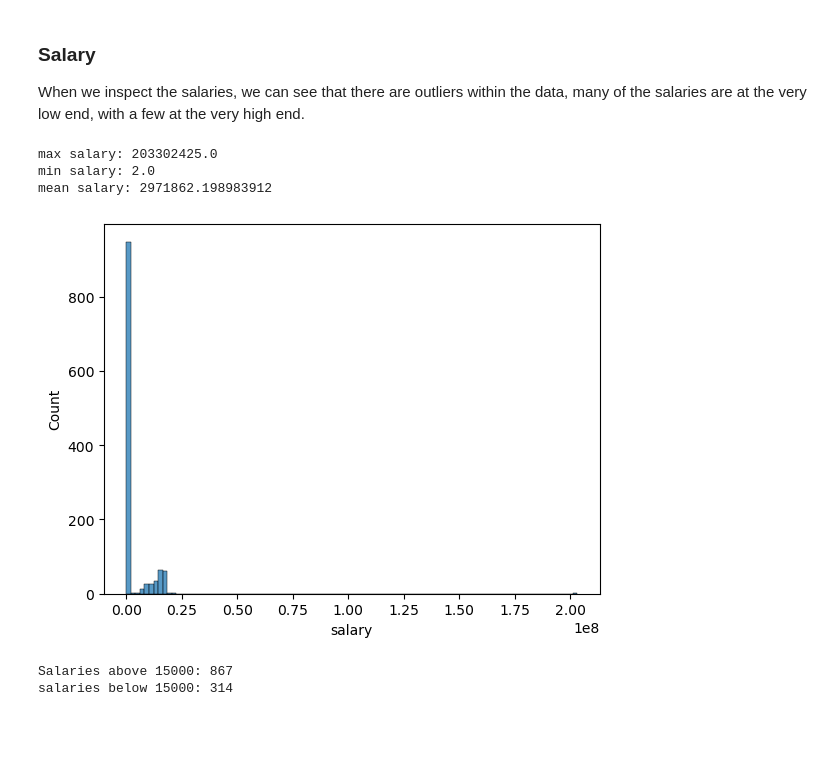
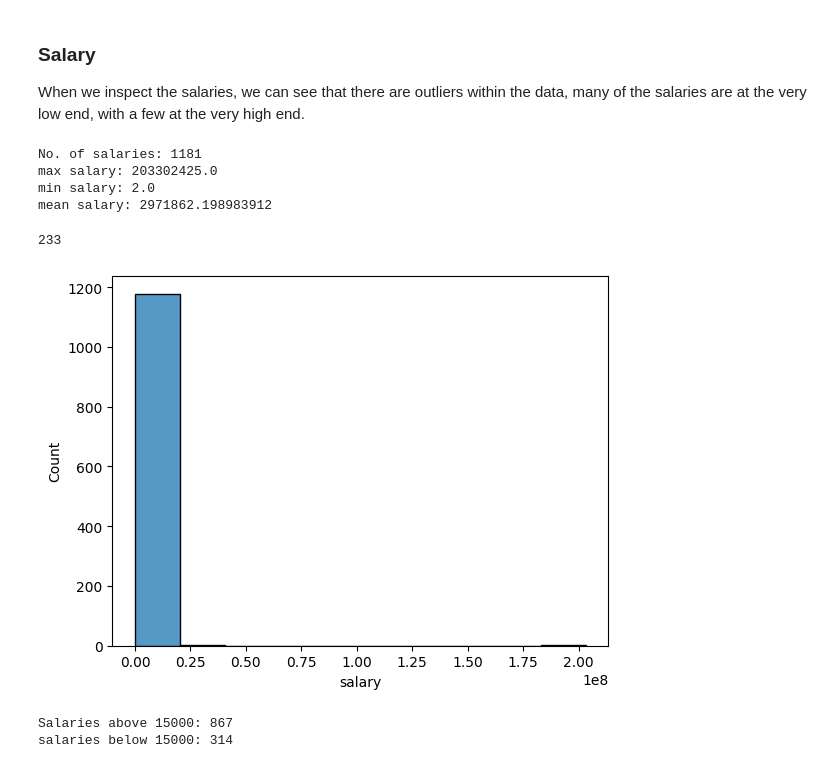
Before and after one commit to trav-d13/Data-Science-Job-Market-Analysis, a Jupyter notebook: Analysis.ipynb, the cells around one changed output. Saved outputs shown, nothing was run; the diff lists cells and outputs as text; code cells hidden in the pictures; blank space fills up the shorter version.

```diff
--- a/Analysis.ipynb
+++ b/Analysis.ipynb
@@ -453,17 +476,23 @@ When we inspect the salaries, we can see that there are outliers within the data
 # %%
 salaries = df.salary[df.salary != 'Not available']
 salaries = salaries.astype(float)
+print(f"No. of salaries: {salaries.count()}")
 print(f"max salary: {salaries.max()}")
 print(f"min salary: {salaries.min()}")
 print(f"mean salary: {salaries.mean()}")
 # %% [output]
+No. of salaries: 1181
 max salary: 203302425.0
 min salary: 2.0
 mean salary: 2971862.198983912
+# %%
+salaries[salaries > 2000000].count()
+# %% [output]
+233
 # %%
-ax = sns.histplot(salaries, bins=100)
+ax = sns.histplot(salaries, bins=10)
 # %% [output]
-[figure, old version]
+[figure, new version]
 # %%
 print(f"Salaries above 15000: {salaries[salaries>15000].count()}")
 print(f"salaries below 15000: {salaries[salaries<=15000].count()}")
```
Also changed, not shown: parts of 2 cells of this notebook.
